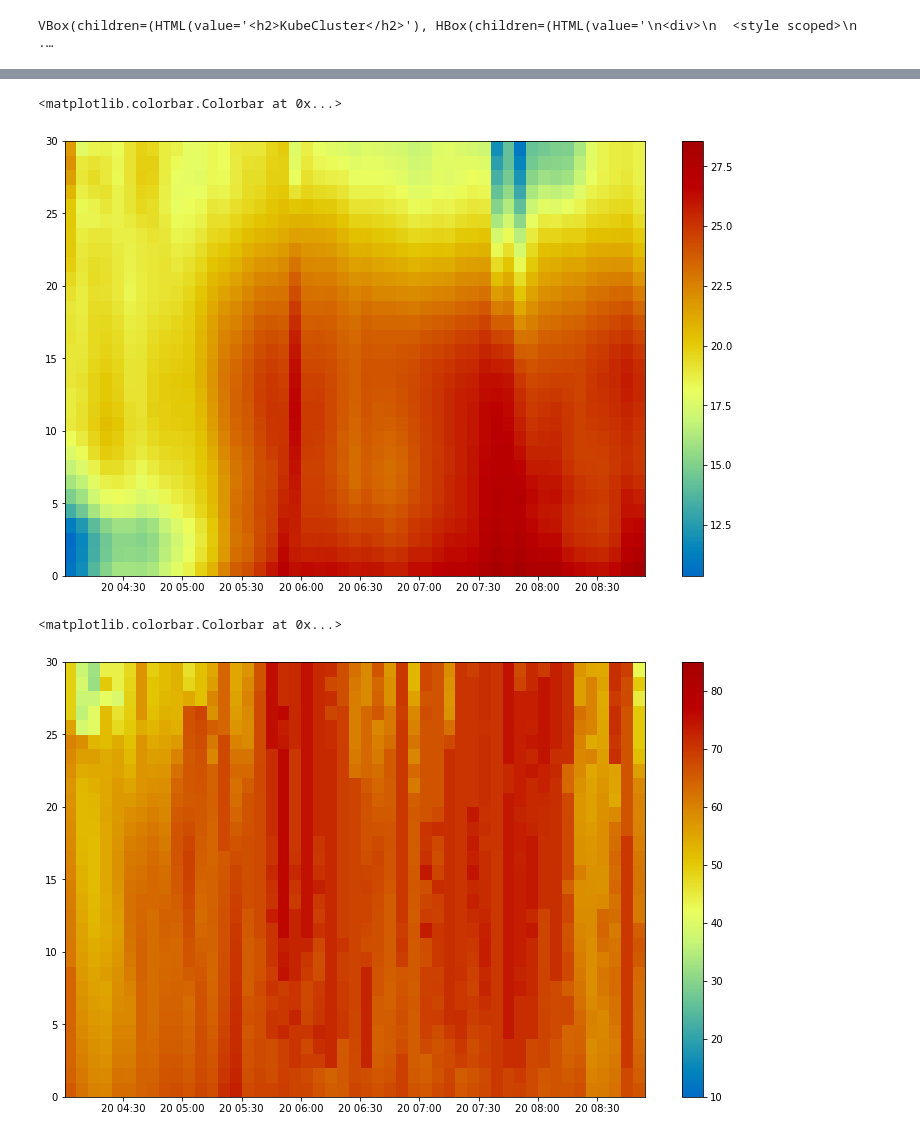
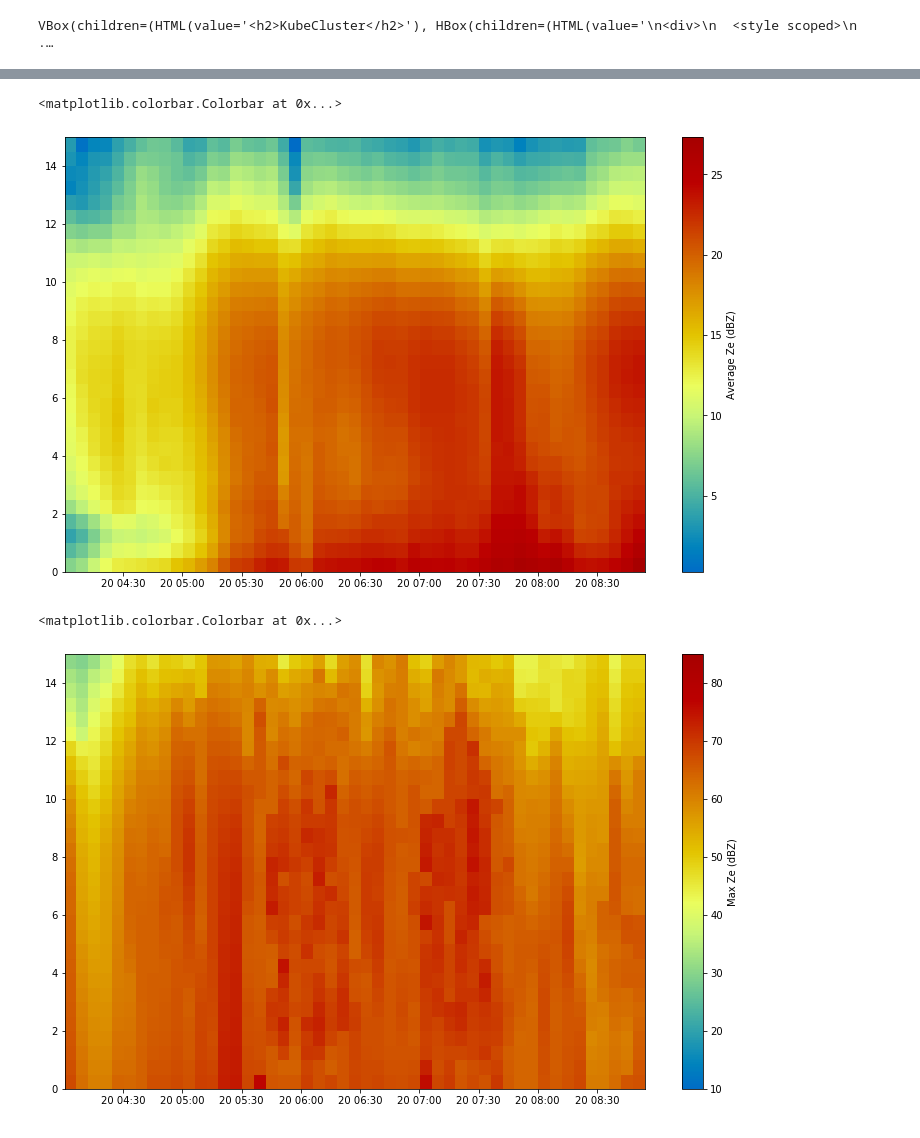
Before and after one commit to openradar/AusOpenRadar2019, a Jupyter notebook: pyart/6_task_parallelism_aussie.ipynb, the cells around one changed output, grey strips where cells are left out. Saved outputs shown, nothing was run; the diff lists cells and outputs as text; code cells hidden in the pictures.

```diff
--- a/pyart/6_task_parallelism_aussie.ipynb
+++ b/pyart/6_task_parallelism_aussie.ipynb
@@ -146,17 +151,19 @@ To register the converters:
 [figure]
+# %%
+haxis = np.linspace(0,15., 31)
 # %%
 fig = plt.figure(figsize=[13,8])
-plt.pcolormesh(nptimes[order], range(31), zprof[order].transpose(),
+plt.pcolormesh(nptimes[order], haxis, zprof[order].transpose(),
               cmap=pyart.graph.cm_colorblind.HomeyerRainbow)
-plt.colorbar()
+plt.colorbar(label='Average Ze (dBZ)')
 # %% [output]
 <matplotlib.colorbar.Colorbar at 0x...>
-[figure, old version]
+[figure, new version]
 # %%
 fig = plt.figure(figsize=[13,8])
-plt.pcolormesh(nptimes[order], range(31), zprofmax[order].transpose(), vmin=10, vmax=85,
+plt.pcolormesh(nptimes[order], haxis, zprofmax[order].transpose(), vmin=10, vmax=85,
                cmap=pyart.graph.cm_colorblind.HomeyerRainbow)
-plt.colorbar()
+plt.colorbar(label='Max Ze (dBZ)')
 # %% [output]
 <matplotlib.colorbar.Colorbar at 0x...>
-[figure, old version]
+[figure, new version]
```
Also changed, not shown: parts of 16 cells of this notebook.
